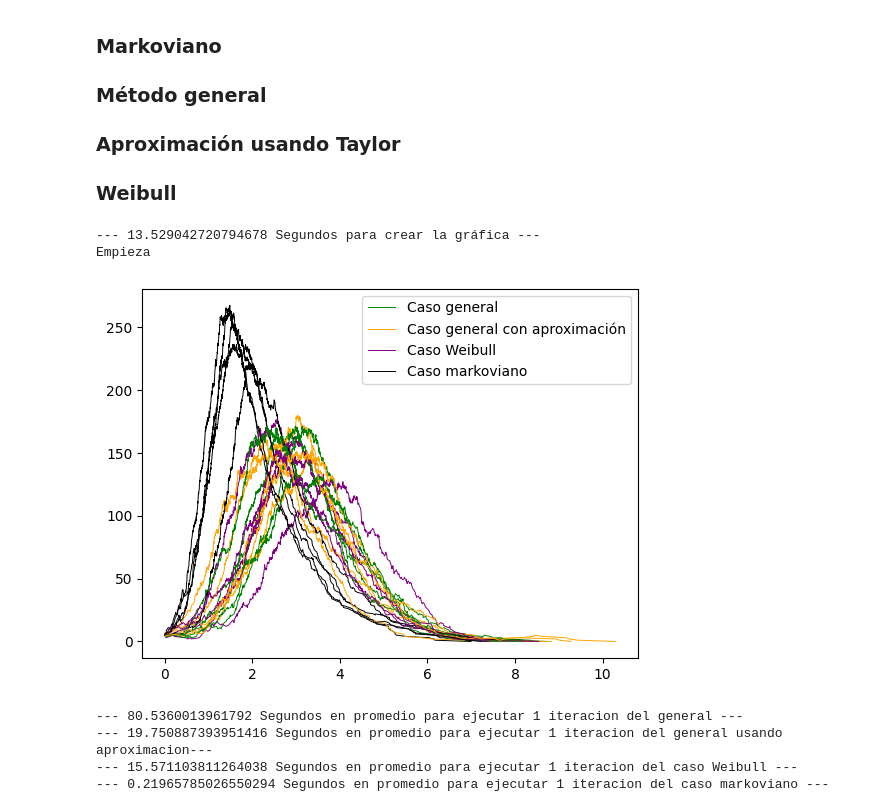
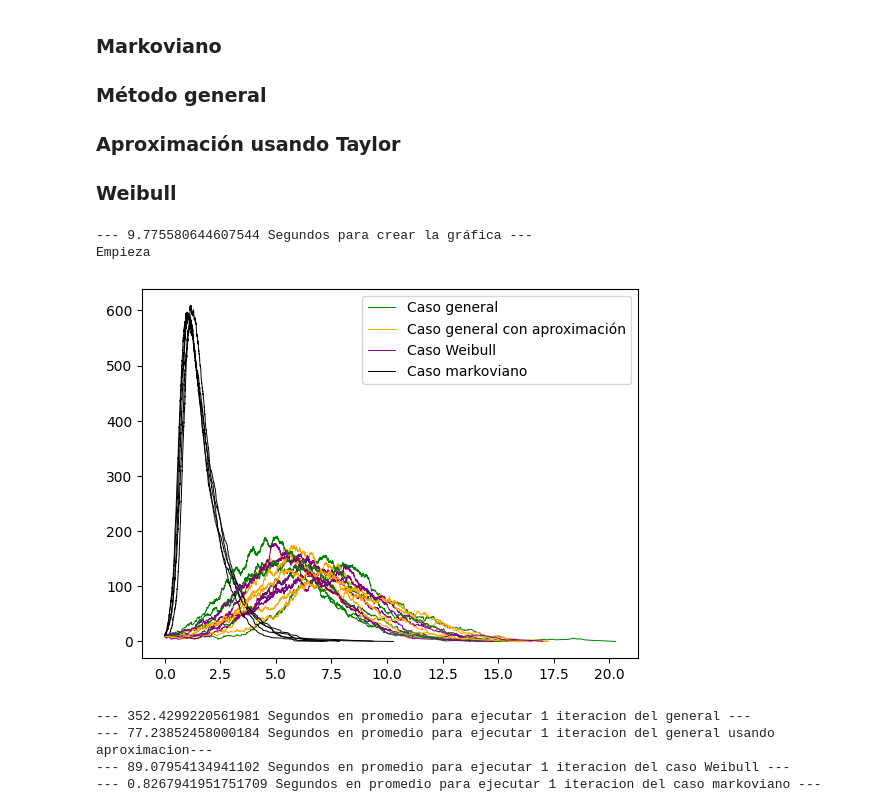
Before and after one commit to JairEsc/Mat_Apl_2, a Jupyter notebook: Gillespie_Non_markovian.ipynb, the cells around one changed output. Drawn from its saved outputs; the diff is of its cells as text; code cells hidden in the pictures.

```diff
--- a/Gillespie_Non_markovian.ipynb
+++ b/Gillespie_Non_markovian.ipynb
@@ -409,14 +409,16 @@ Empieza
 # %%
 import time
 start_time = time.time()
-N=5*10**2
+N=10**3
 n=int(N*0.1)
 I_0=int(0.01*N)
 ksum=1
 while(ksum%2!=0):#Que defina una grafica.
         k_dist=np.random.poisson(n,size=N)
         ksum=sum(k_dist)
-G=nx.random_degree_sequence_graph(k_dist)
+G=nx.configuration_model(k_dist)
+G = nx.Graph(G)#Remover multi-aristas
+G.remove_edges_from(nx.selfloop_edges(G))#Remover bucles
 pos=nx.spring_layout(G,seed=2,k=3)
 print("--- %s Segundos para crear la gráfica ---" % (time.time() - start_time))
 X_I_indexes=np.random.choice(N,size=I_0,replace=False).tolist()
@@ -426,13 +428,13 @@ for k in range(N):
     else:
         G.nodes[k]['Estado:']='Susceptible'
 print("Empieza")
-a_I=1.2
+a_I=1.5
 a_R=1.2
 import math
-beta=50
+beta=75
 gamma=1
-lammbda_I=((beta/N)/math.gamma(1+1/a_I))
-lammbda_R=(gamma/math.gamma(1+1/a_R))
+lammbda_I=((beta/N)*math.gamma(1+1/a_I))
+lammbda_R=(gamma*math.gamma(1+1/a_R))
 def psi_survival_infection(x):
     return np.exp(-(lammbda_I*x)**(a_I))
 def psi_survival_recovery(x):
@@ -450,11 +452,9 @@ picos={"gen":[],"genApprox":[],"weib":[],"mark":[]}
 for k in range(5):
     #------------------------------------ General
     iter_time = time.time()
-    H=[]
-    while(len(H)<10):
-        G_copy=G.copy()
-        X_I_indexes_copy=X_I_indexes.copy()
-        H=Gillespie_Direct_Method_Non_markovian_network(N=N,X_I_indexes=X_I_indexes_copy,method='general',params=[],densities=[psi_infection,psi_recovery],survivals=[psi_survival_infection,psi_survival_recovery],G_network_initial=G_copy,T=np.inf)
+    G_copy=G.copy()
+    X_I_indexes_copy=X_I_indexes.copy()
+    H=Gillespie_Direct_Method_Non_markovian_network(N=N,X_I_indexes=X_I_indexes_copy,method='general',params=[],densities=[psi_infection,psi_recovery],survivals=[psi_survival_infection,psi_survival_recovery],G_network_initial=G_copy,T=np.inf)
     if(k==0):
         plt.plot(H['time'],H['I(t)'], 'green',linewidth=0.7,label='Caso general ')
     else:
@@ -465,11 +465,9 @@ for k in range(5):
     #------------------------------------
     #------------------------------------ General aproximado
     iter_time = time.time()
-    H=[]
-    while(len(H)<10):
-        G_copy=G.copy()
-        X_I_indexes_copy=X_I_indexes.copy()
-        H=Gillespie_Direct_Method_Non_markovian_network(N=N,X_I_indexes=X_I_indexes_copy,method='aproximado',params=[],densities=[psi_infection,psi_recovery],survivals=[psi_survival_infection,psi_survival_recovery],G_network_initial=G_copy,T=np.inf)
+    G_copy=G.copy()
+    X_I_indexes_copy=X_I_indexes.copy()
+    H=Gillespie_Direct_Method_Non_markovian_network(N=N,X_I_indexes=X_I_indexes_copy,method='aproximado',params=[],densities=[psi_infection,psi_recovery],survivals=[psi_survival_infection,psi_survival_recovery],G_network_initial=G_copy,T=np.inf)
     if(k==0):
         plt.plot(H['time'],H['I(t)'], 'orange',linewidth=0.7,label='Caso general con aproximación')
     else:
@@ -479,46 +477,42 @@ for k in range(5):
     times_general_approx.append((time.time() - iter_time))
     #------------------------------------
     #------------------------------------ Weibull
     iter_time = time.time()
-    H=[]
-    while(len(H)<10):
-        G_copy=G.copy()
-        X_I_indexes_copy=X_I_indexes.copy()
-        H=Gillespie_Direct_Method_Non_markovian_network(N=N,X_I_indexes=X_I_indexes_copy,method='Weibull',params=[a_I,a_R,lammbda_I,lammbda_R],G_network_initial=G_copy,T=np.inf)
+    G_copy=G.copy()
+    X_I_indexes_copy=X_I_indexes.copy()
+    H=Gillespie_Direct_Method_Non_markovian_network(N=N,X_I_indexes=X_I_indexes_copy,method='Weibull',params=[a_I,a_R,lammbda_I,lammbda_R],G_network_initial=G_copy,T=np.inf)
     if(k==0):
         plt.plot(H['time'],H['I(t)'], 'purple',linewidth=0.7,label='Caso Weibull')
     else:
         plt.plot(H['time'],H['I(t)'], 'purple',linewidth=0.7)
     i=np.argmax(H['I(t)'])
     picos['weib'].append([H['time'][i],H['I(t)'][i]])
     times_weibull.append((time.time() - iter_time))
     #------------------------------------
     #------------------------------------ Markoviano
     iter_time = time.time()
-    H=[]
-    while(len(H)<10):
-        G_copy=G.copy()
-        X_I_indexes_copy=X_I_indexes.copy()
-        H=Gillespie_Direct_Method_Network(beta,gamma,N,X_I_indexes=X_I_indexes_copy,G_network_initial=G_copy,T=np.inf)
+    G_copy=G.copy()
+    X_I_indexes_copy=X_I_indexes.copy()
+    H=Gillespie_Direct_Method_Network(beta,gamma,N,X_I_indexes=X_I_indexes_copy,G_network_initial=G_copy,T=np.inf)
     if(k==0):
         plt.plot(H['time'],H['I(t)'], 'black',linewidth=0.7,label='Caso markoviano')
     else:
         plt.plot(H['time'],H['I(t)'], 'black',linewidth=0.7)
     i=np.argmax(H['I(t)'])
     picos['mark'].append([H['time'][i],H['I(t)'][i]])
     times_markovian.append((time.time() - iter_time))
     #------------------------------------
 plt.legend()
 plt.show()
 print("--- %s Segundos en promedio para ejecutar 1 iteracion del general ---" %np.mean(times_general))
 print("--- %s Segundos en promedio para ejecutar 1 iteracion del general usando aproximacion---" %np.mean(times_general_approx))
 print("--- %s Segundos en promedio para ejecutar 1 iteracion del caso Weibull ---" % np.mean(times_weibull))
 print("--- %s Segundos en promedio para ejecutar 1 iteracion del caso markoviano ---" % np.mean(times_markovian))
 # %% [output]
---- 13.529042720794678 Segundos para crear la gráfica ---
+--- 9.775580644607544 Segundos para crear la gráfica ---
 Empieza
-[figure, old version]
+[figure, new version]
---- 80.5360013961792 Segundos en promedio para ejecutar 1 iteracion del general ---
---- 19.750887393951416 Segundos en promedio para ejecutar 1 iteracion del general usando aproximacion---
---- 15.571103811264038 Segundos en promedio para ejecutar 1 iteracion del caso Weibull ---
---- 0.21965785026550294 Segundos en promedio para ejecutar 1 iteracion del caso markoviano ---
+--- 352.4299220561981 Segundos en promedio para ejecutar 1 iteracion del general ---
+--- 77.23852458000184 Segundos en promedio para ejecutar 1 iteracion del general usando aproximacion---
+--- 89.07954134941102 Segundos en promedio para ejecutar 1 iteracion del caso Weibull ---
+--- 0.8267941951751709 Segundos en promedio para ejecutar 1 iteracion del caso markoviano ---
```
Also changed, not shown: parts of 2 cells of this notebook.
